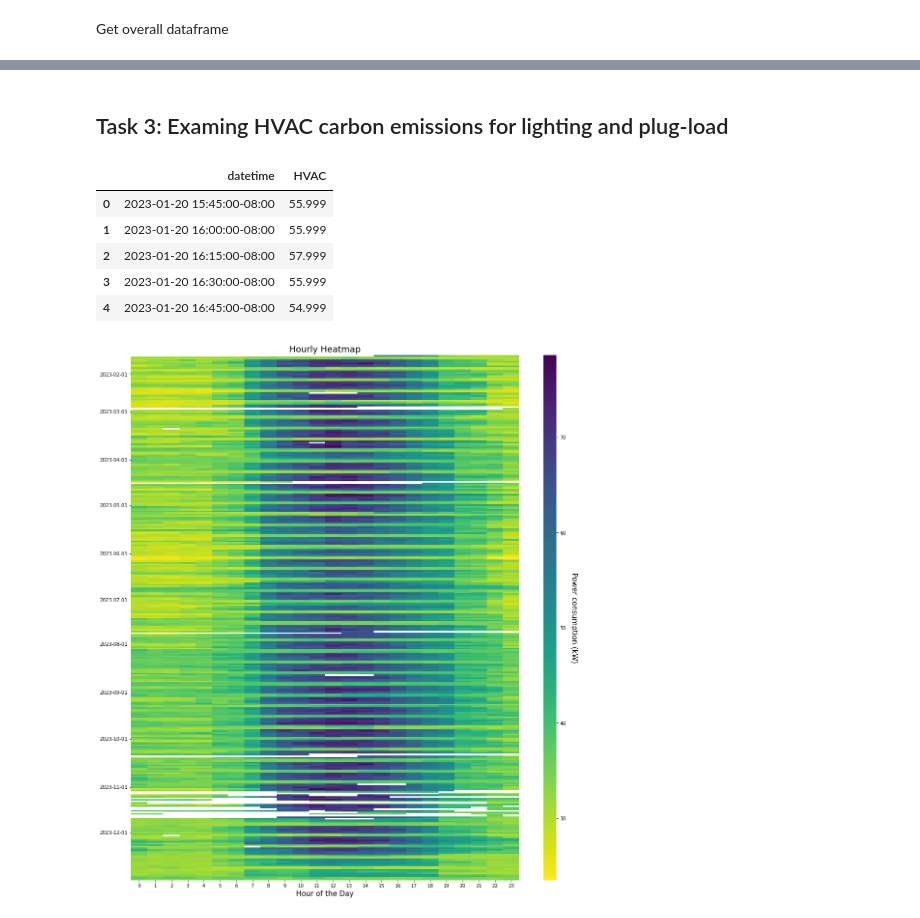
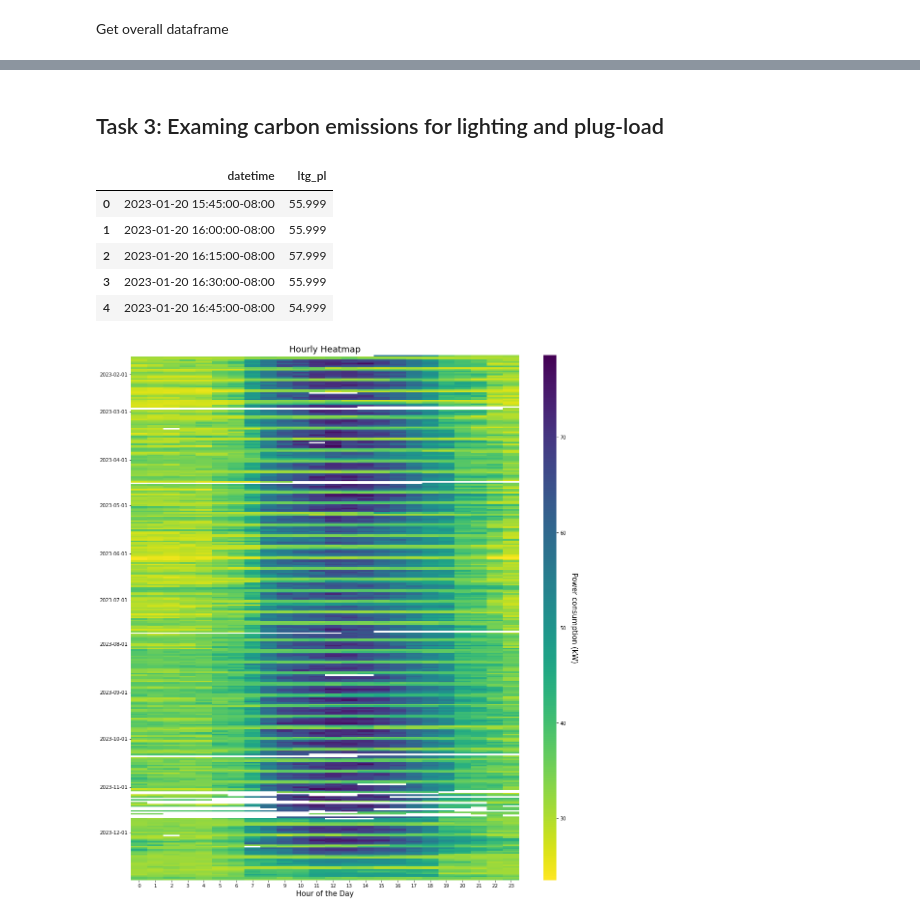
Before and after one commit to ZAY630/ls_sdh, a Jupyter notebook: analysis.ipynb, the cells around one changed output, grey strips where cells are left out. Saved outputs shown, nothing was run; the diff lists cells and outputs as text; code cells hidden in the pictures.

```diff
--- a/analysis.ipynb
+++ b/analysis.ipynb
@@ -524,12 +517,12 @@ plt.show()
 # %% [markdown]
-## Task 3: Examing HVAC carbon emissions for lighting and plug-load
+## Task 3: Examing carbon emissions for lighting and plug-load
 # %%
-hvac = df_power['SDH.SW.MSB.CB4A.PWR REAL 3 P']
-df_HVAC = pd.DataFrame({'datetime': df_power['datetime'], 'HVAC': hvac})
-columns = ['HVAC']
-df_HVAC.head()
+ltg_pl = df_power['SDH.SW.MSB.CB4A.PWR REAL 3 P']
+df_ltg_pl = pd.DataFrame({'datetime': df_power['datetime'], 'ltg_pl': ltg_pl})
+columns = ['ltg_pl']
+df_ltg_pl.head()
 # %% [output]
-|  | datetime | HVAC |
+|  | datetime | ltg_pl |
 | 0 | 2023-01-20 15:45:00-08:00 | 55.999 |
 | 1 | 2023-01-20 16:00:00-08:00 | 55.999 |
 | 2 | 2023-01-20 16:15:00-08:00 | 57.999 |
```
Also changed, not shown: parts of 33 cells of this notebook, 1 other file.
